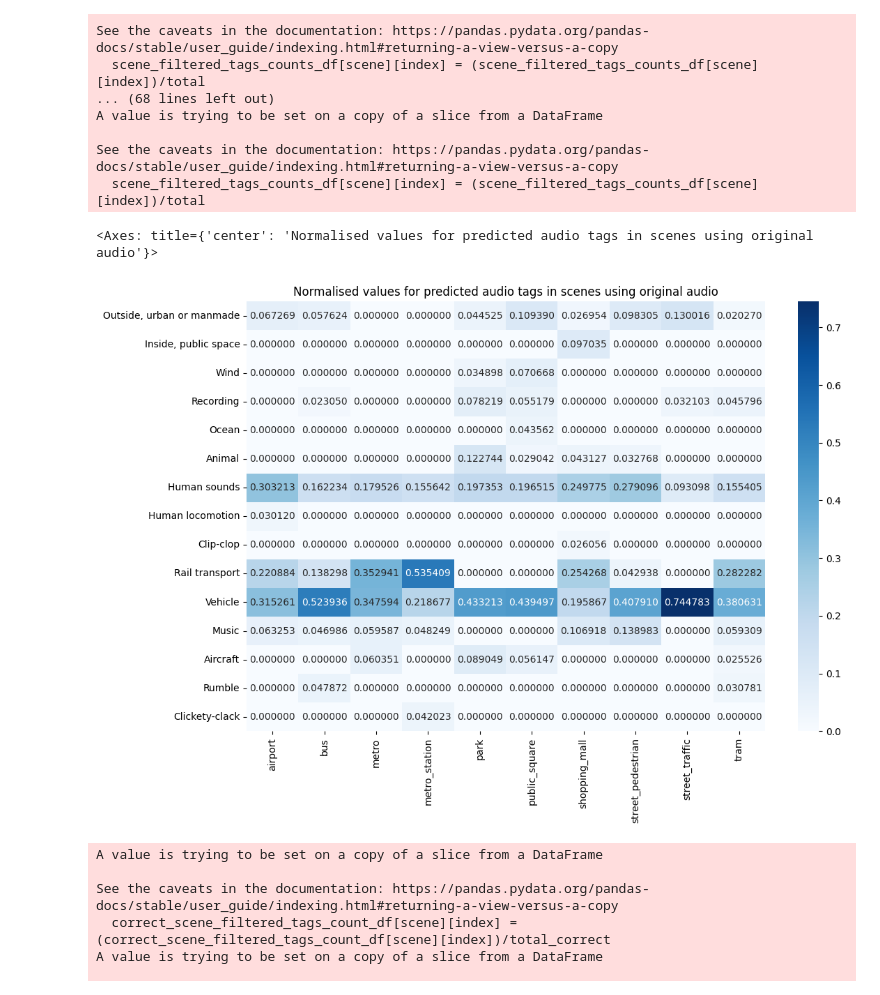
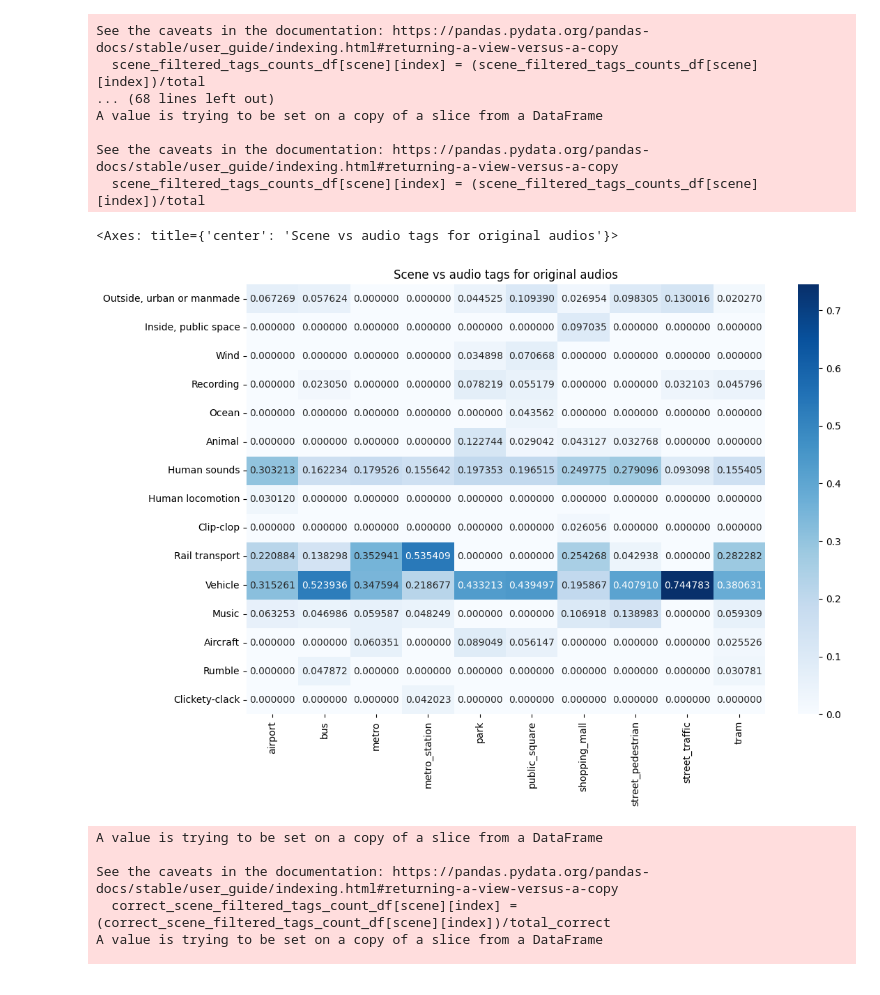
Before and after one commit to darshitttt/Scene_X_Events, a Jupyter notebook: proper_OrgSceneTags.ipynb, the cells around one changed output. Saved outputs shown, nothing was run; the diff lists cells and outputs as text; code cells hidden in the pictures.

```diff
--- a/proper_OrgSceneTags.ipynb
+++ b/proper_OrgSceneTags.ipynb
@@ -213,11 +213,11 @@ See the caveats in the documentation: https://pandas.pydata.org/pandas-docs/stab
   scene_filtered_tags_counts_df[scene][index] = (scene_filtered_tags_counts_df[scene][index])/total
 # %%
 plt.figure(figsize=(12,8))
-plt.title('Normalised values for predicted audio tags in scenes using original audio')
+plt.title('Scene vs audio tags for original audios')
 sns.heatmap(scene_filtered_tags_counts_df, fmt='f', annot=True, cmap='Blues')
 # %% [output]
-<Axes: title={'center': 'Normalised values for predicted audio tags in scenes using original audio'}>
+<Axes: title={'center': 'Scene vs audio tags for original audios'}>
-[figure, old version]
+[figure, new version]
 # %%
 # Now we want to understand the model behavior
 # We will use the audio tags from the original dataset to understand the patterns that the model might have observed
```
Also changed, not shown: parts of 1 cell of this notebook.
